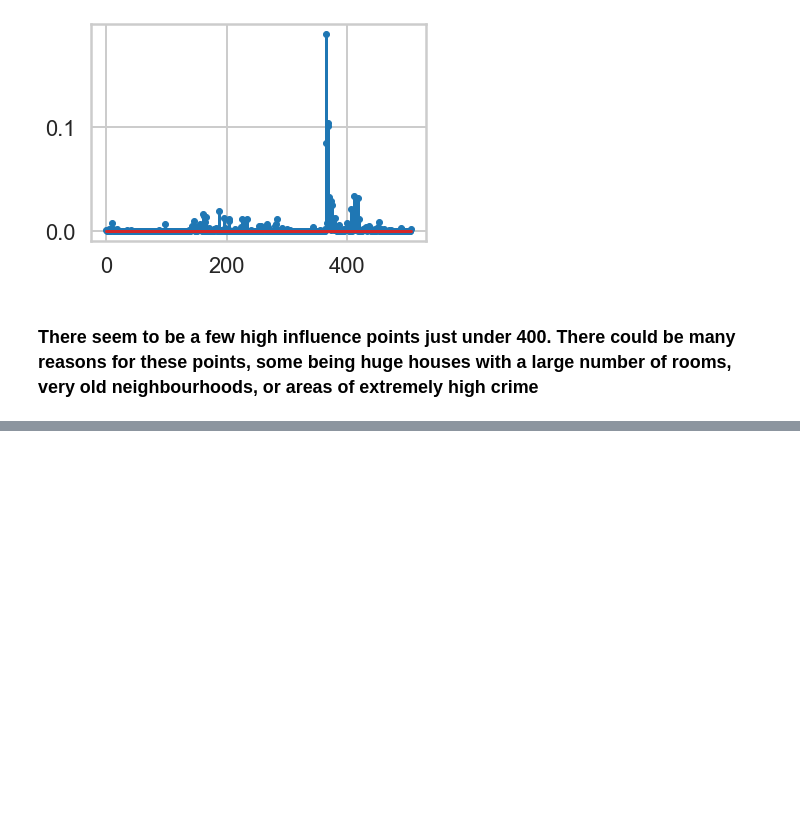
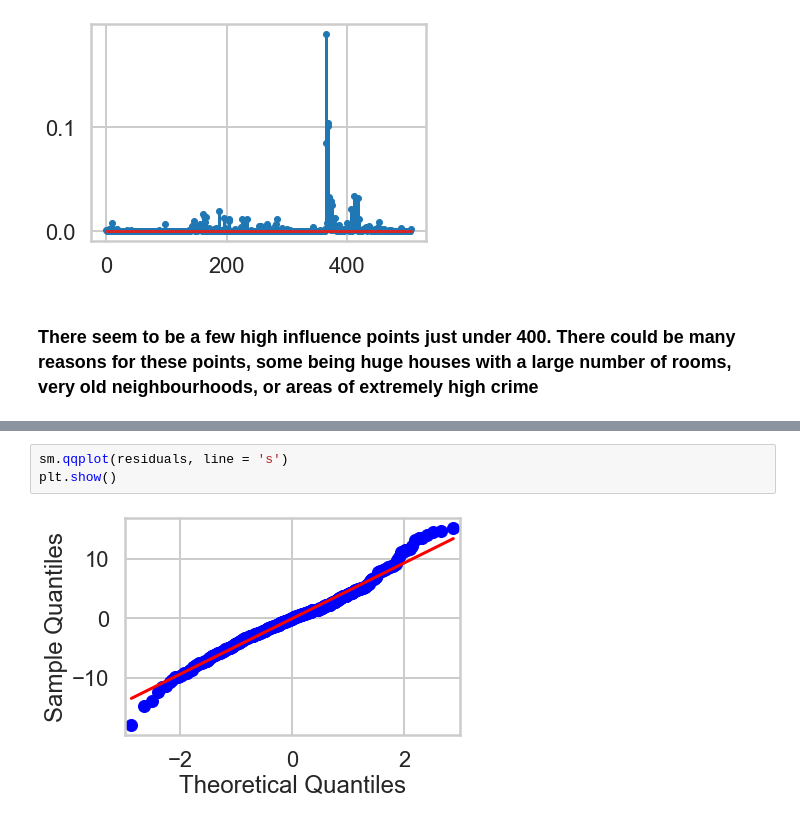
Before and after one commit to andrewyyip/Springboard-CT, a Jupyter notebook: Mini_Project_Linear_Regression.ipynb, the cells around one changed output, grey strips where cells are left out. Cells and saved outputs as stored; diff of their text form; blank space fills up the shorter version.

```diff
--- a/Mini_Project_Linear_Regression.ipynb
+++ b/Mini_Project_Linear_Regression.ipynb
@@ -989,0 +1012,5 @@ plt.stem(np.arange(len(c)), c, markerfmt = '.')
+# %%
+sm.qqplot(residuals, line = 's')
+plt.show()
+# %% [output]
+[figure, added]
```
Also changed, not shown: parts of 25 cells of this notebook.
